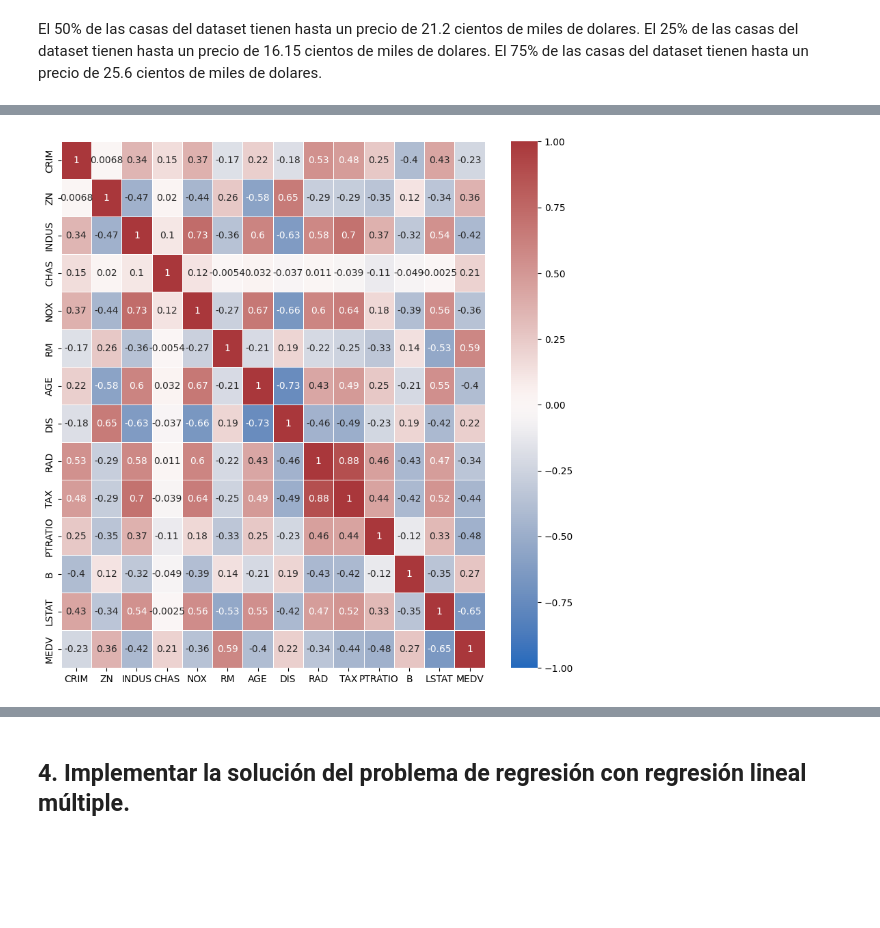
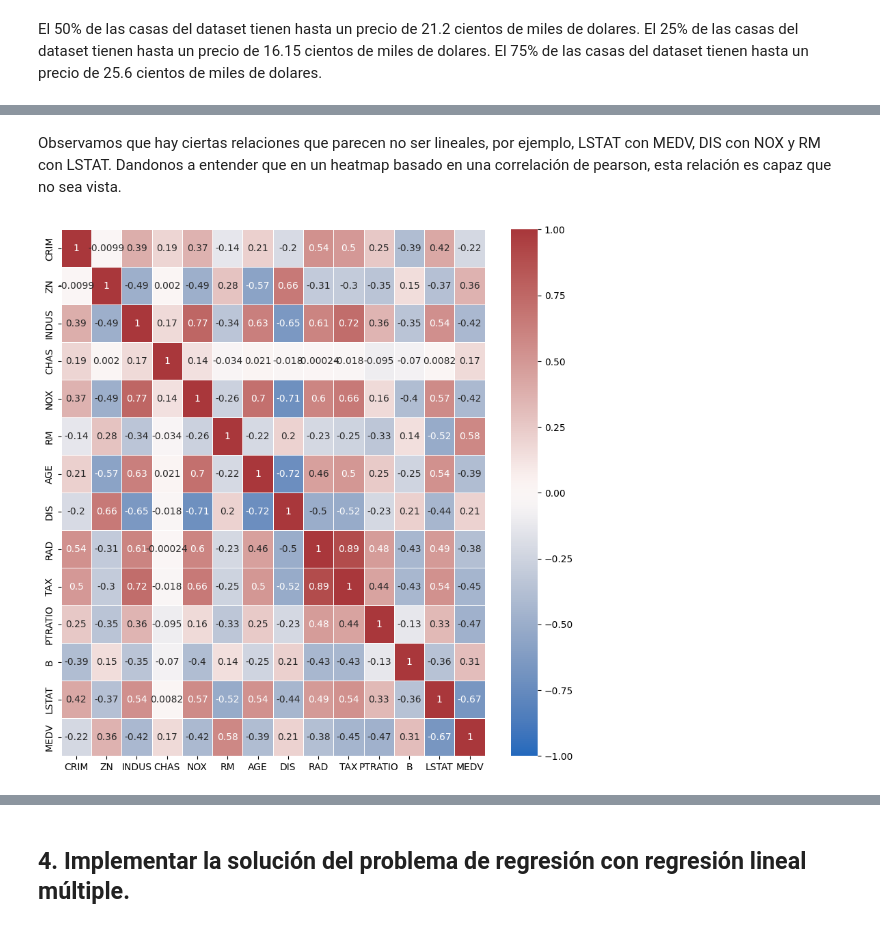
Before and after one commit to nacho-gonz/AA1-TUIA-Gonzalez-Noir, a Jupyter notebook: TP-regresion-AA1.ipynb, the cells around one changed output, grey strips where cells are left out. Cells and saved outputs as stored; diff of their text form; code cells hidden in the pictures; blank space fills up the shorter version.

```diff
--- a/TP-regresion-AA1.ipynb
+++ b/TP-regresion-AA1.ipynb
@@ -151,0 +156,7 @@ memory usage: 44.0 KB
+# %%
+X_train_compl = X_train.copy()
+X_train_compl['MEDV'] = y_train
+X_train_compl.dropna(thresh=8, inplace=True)
+
+y_train_modif = X_train_compl['MEDV']
+X_train_modif = X_train_compl.drop(columns='MEDV')
@@ -198,7 +252,9 @@ Se observa que no hay una relación entre las distancias ponderadas a cinco cent
+# %% [markdown]
+Observamos que hay ciertas relaciones que parecen no ser lineales, por ejemplo, LSTAT con MEDV, DIS con NOX y RM con LSTAT. Dandonos a entender que en un heatmap basado en una correlación de pearson, esta relación es capaz que no sea vista.
 # %%
-corrmat = dataset_completo.corr()
+corrmat = X_train_compl.corr()
 fig, ax = plt.subplots(figsize=(10,10))
 sns.heatmap(corrmat, vmax=1,vmin=-1, annot=True, linewidths=.5, ax=ax, cmap='vlag')
 plt.show()
 # %% [output]
-[figure, old version]
+[figure, new version]
```
Also changed, not shown: parts of 73 cells of this notebook.
